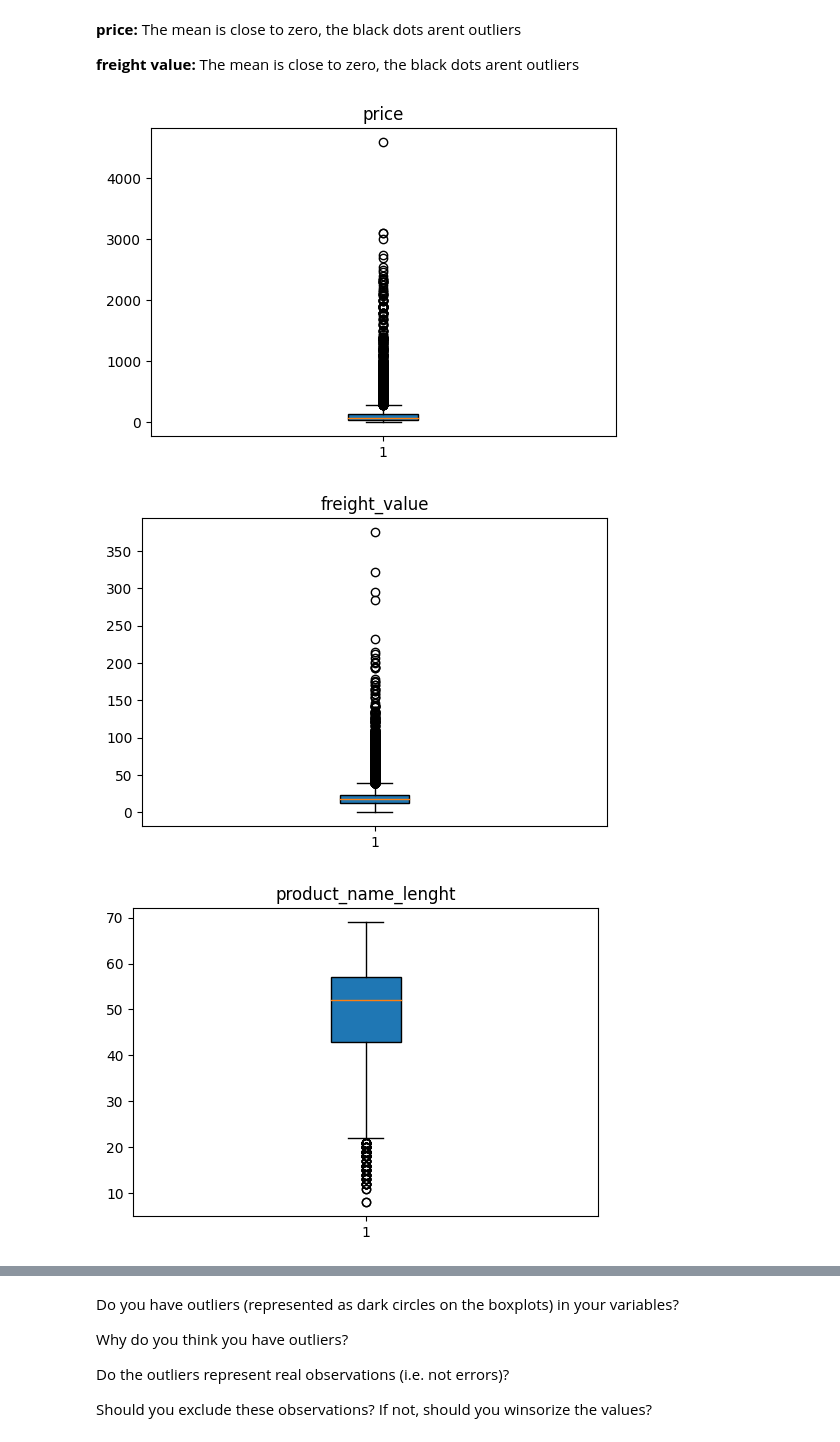
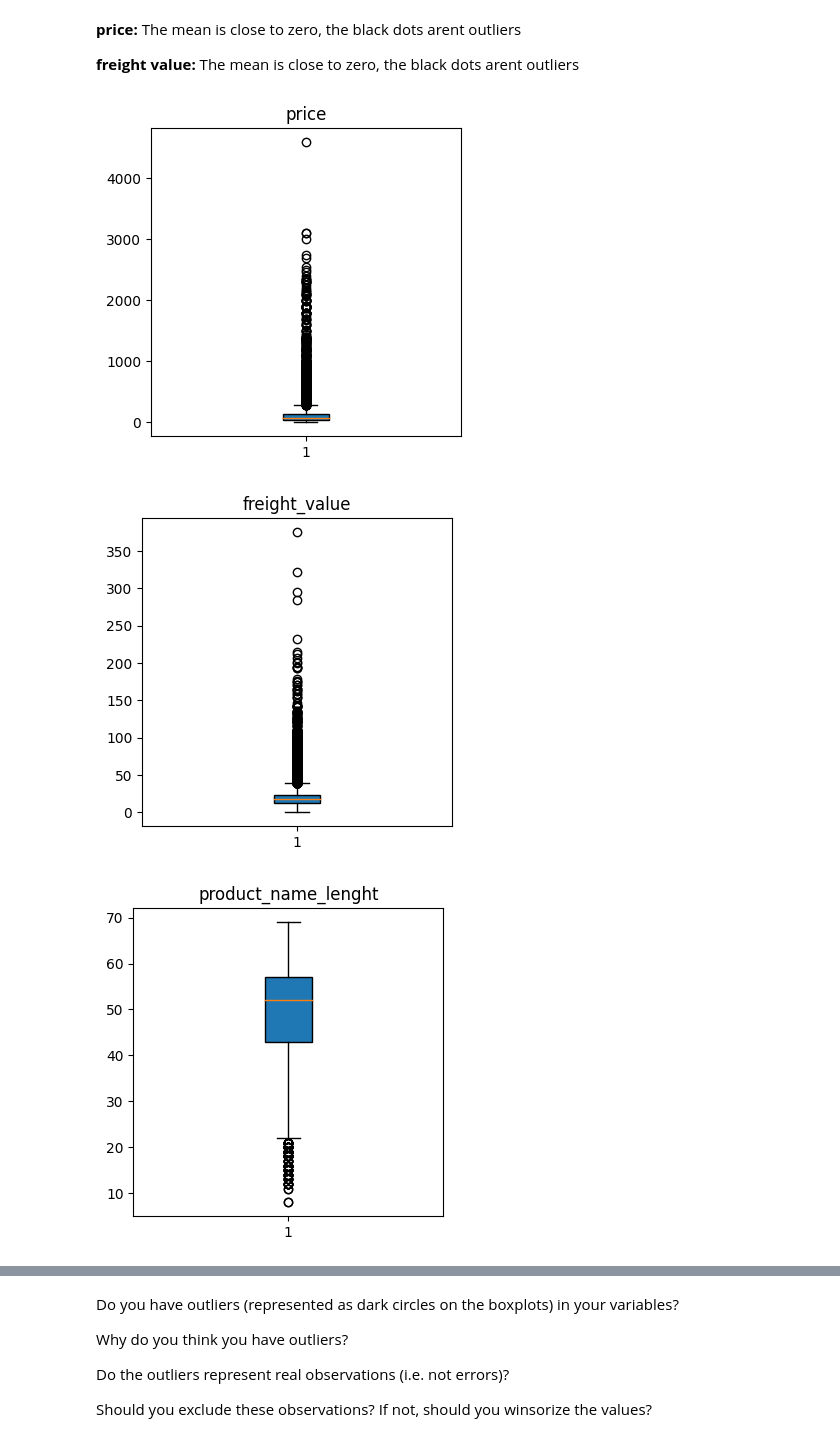
Before and after one commit to prffraia/Machine_Learning, a Jupyter notebook: 01_EDA.ipynb, the cells around one changed output, grey strips where cells are left out. Saved outputs shown, nothing was run; the diff lists cells and outputs as text; code cells hidden in the pictures.

```diff
--- a/01_EDA.ipynb
+++ b/01_EDA.ipynb
@@ -250,15 +262,15 @@ The mean is close to zero, the black dots arent outliers
 # %%
 import matplotlib.pyplot as plt
 
 # Filter for only continuous variables
 cont_vars = ['price', 'freight_value', 'product_name_lenght', 'product_description_lenght']
 
 for var in cont_vars:
-    plt.figure(figsize=(6,4))
+    plt.figure(figsize=(4,4))
     plt.boxplot(df[var], vert=True, patch_artist=True)
     plt.title(var)
     plt.show()
 # %% [output]
-[figure, old version]
+[figure, new version]
-[figure, old version]
+[figure, new version]
-[figure, old version]
+[figure, new version]
```
Also changed, not shown: parts of 8 cells of this notebook.
